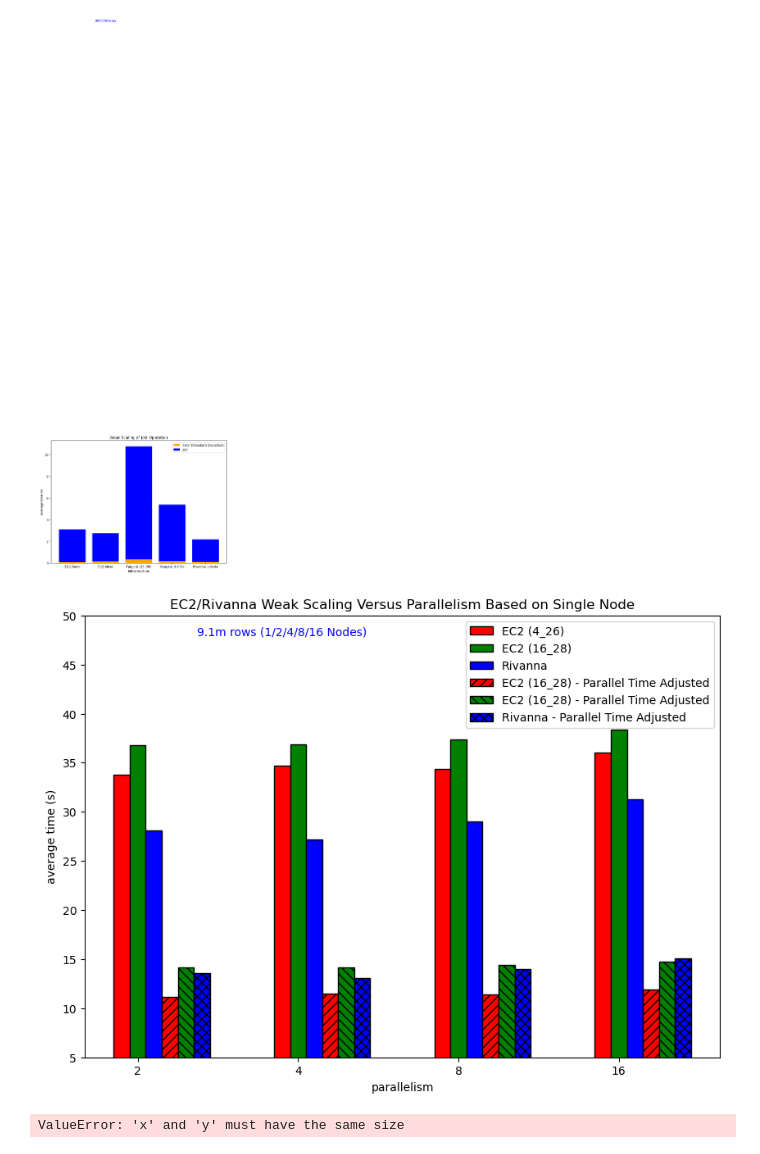
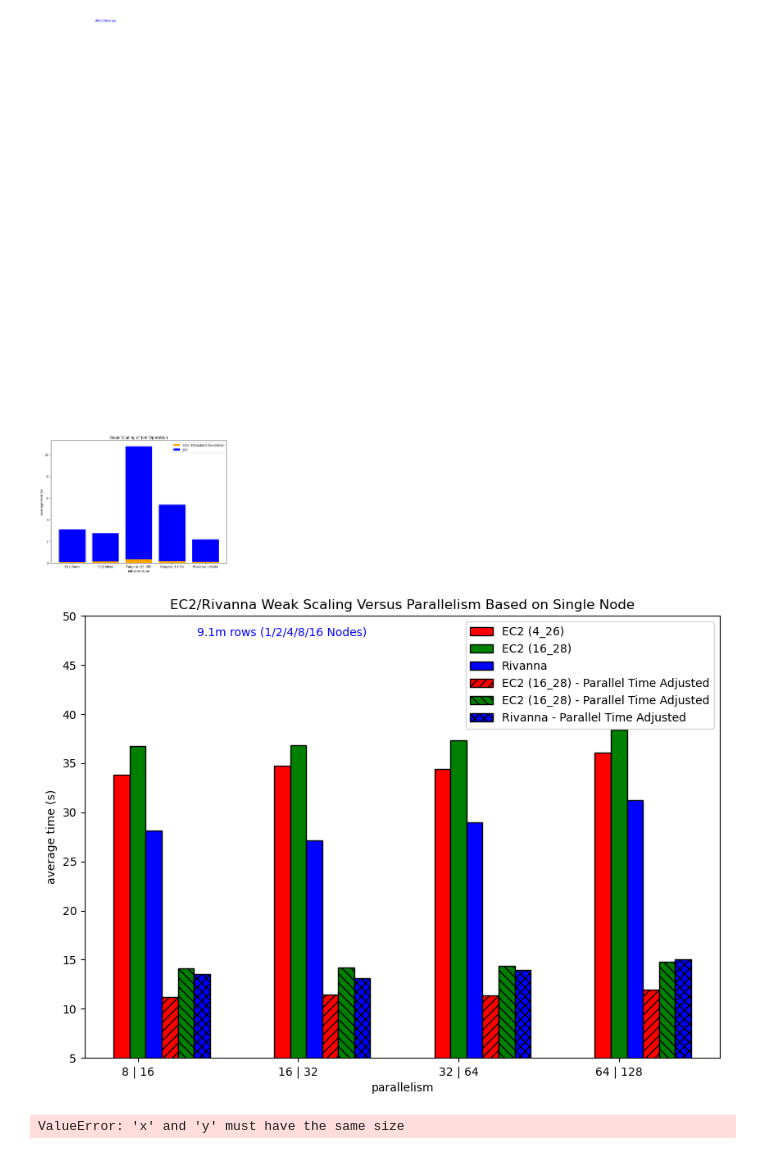
Before and after one commit to mstaylor/cylon, a Jupyter notebook: aws/scripts/Join_Weak_Scaling_round2.ipynb, the cells around one changed output. Saved outputs shown, nothing was run; the diff lists cells and outputs as text; code cells hidden in the pictures.

```diff
--- a/aws/scripts/Join_Weak_Scaling_round2.ipynb
+++ b/aws/scripts/Join_Weak_Scaling_round2.ipynb
@@ -357,7 +357,7 @@ import matplotlib.pyplot as plt
 import numpy as np
 
 # Given data
-world_size = ['2', '4', '8', '16']
+world_size = ['8 | 16', '16 | 32', '32 | 64', '64 | 128']
 ec2_4_26 = [ 33.82108727, 34.70261905, 34.40150503, 36.04979236]
 ec2_16_28 = [36.75810435, 36.8333492, 37.36801396, 38.40536711]
 fargate_4_26 = [42.44095802, 43.11394629, 46.3293512, 47.92054052]
@@ -404,34 +404,34 @@ plt.bar(br6, rivanna_16_2,  color = 'b', width = barWidth,
 #plt.plot(world_size, ec2_4_26, marker='o', color='b', label='EC2 - 8 CPU/26 GB Memory')
 #plt.plot(world_size, ec2_16_28, marker='o', color='g', label='EC2 - 16 CPU/28 GB Memory')
 #plt.plot(world_size, fargate_4_26, marker='o', color='r', label='Fargate - 8 CPU/26 GB Memory')
 #plt.plot(world_size, fargate_16_28, marker='o', color='orange', label='Fargate - 16 CPU/28 GB Memory')
 #plt.plot(world_size, rivanna_8, marker='o', color='black', label='Rivanna - 8 CPU')
 #plt.plot(world_size, rivanna_16, marker='o', color='purple', label='Rivanna - 16 CPU')
 
 
 custom_text = "9.1m rows (1/2/4/8/16 Nodes)"
 plt.text(1, 48, custom_text, fontsize=10, color='blue', ha='center')
 
 plt.ylim(5, 50)
 
 #plt.xticks(world_size)
 plt.xticks([r + barWidth for r in range(len(world_size))],
         world_size)
 
 # Add labels and title
 plt.xlabel('parallelism')
 plt.ylabel('average time (s)')
 plt.title('EC2/Rivanna Weak Scaling Versus Parallelism Based on Single Node')
 
 # Add a legend
 plt.legend()
 
 plt.savefig('join-w-scaling-adjusted.svg', format='svg')
 
 # Display the chart
 plt.show()
 # %% [output]
-[figure, old version]
+[figure, new version]
 # %%
 from IPython.core.display import SVG
 from matplotlib import markers
```
Also changed, not shown: parts of 4 cells of this notebook.
